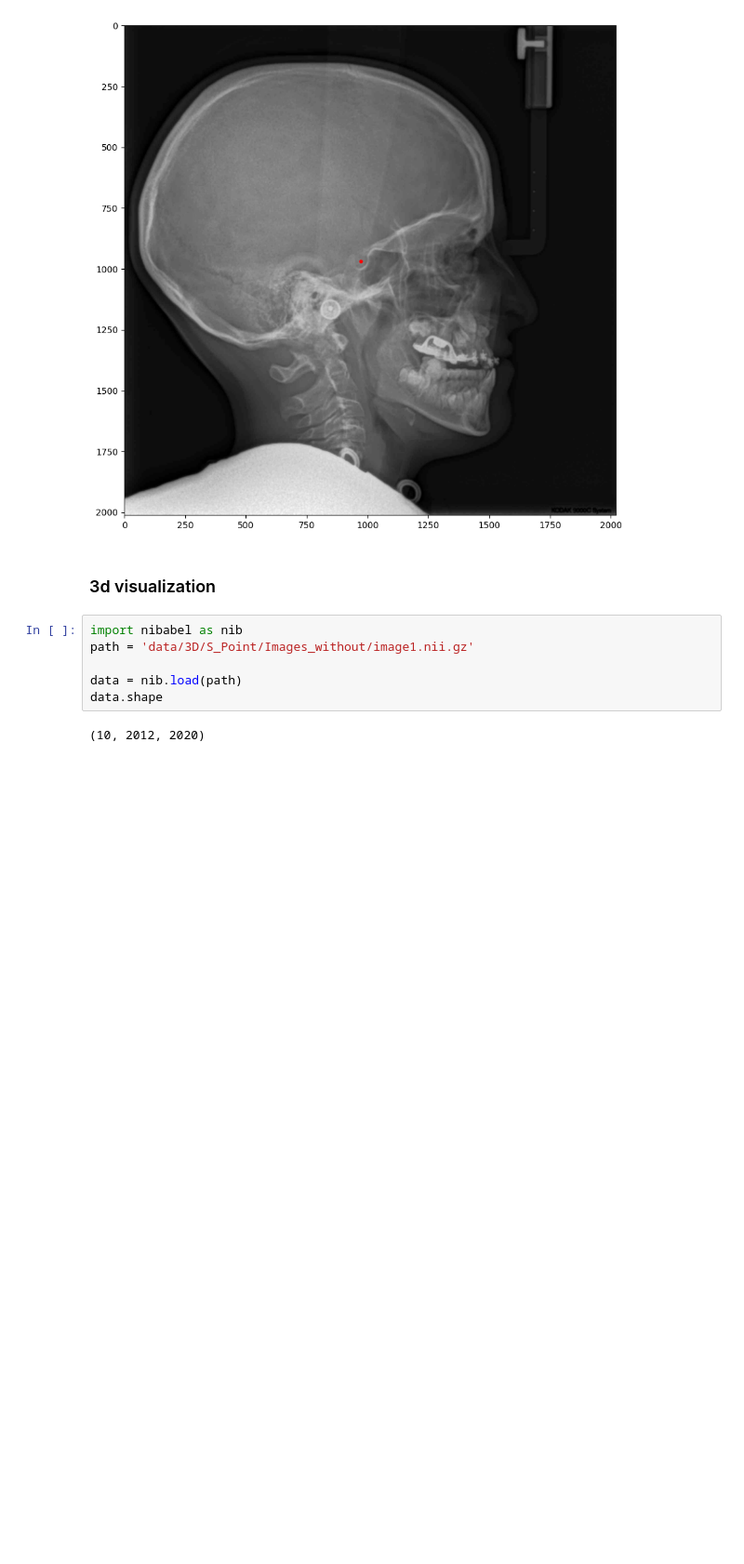
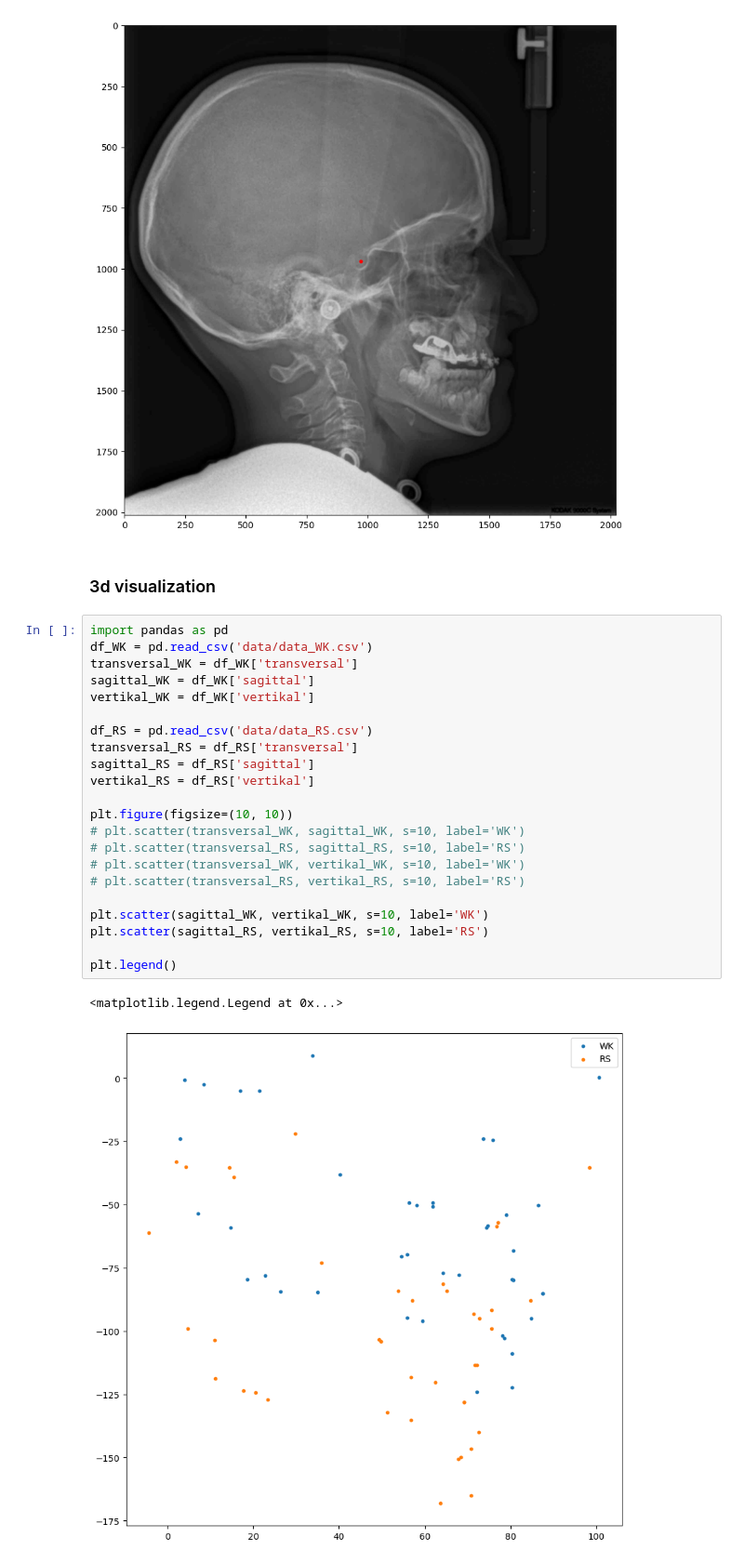
Before and after one commit to Leooo-Shen/landmark, a Jupyter notebook: visualize.ipynb, the cells around one changed output. Shown at 93% size. Drawn from its saved outputs; the diff is of its cells as text; blank space fills up the shorter version.

Commit message:
temp save, before changing dataset to csv and dataloader with 3D dummy data

```diff
--- a/visualize.ipynb
+++ b/visualize.ipynb
@@ -44,11 +44,28 @@ num of points: 1
 [figure]
 # %% [markdown]
 ### 3d visualization
-# %%
-import nibabel as nib
-path = 'data/3D/S_Point/Images_without/image1.nii.gz'
-
-data = nib.load(path)
-data.shape
-# %% [output]
-(10, 2012, 2020)
+# %%
+import pandas as pd
+df_WK = pd.read_csv('data/data_WK.csv')
+transversal_WK = df_WK['transversal']
+sagittal_WK = df_WK['sagittal']
+vertikal_WK = df_WK['vertikal']
+
+df_RS = pd.read_csv('data/data_RS.csv')
+transversal_RS = df_RS['transversal']
+sagittal_RS = df_RS['sagittal']
+vertikal_RS = df_RS['vertikal']
+
+plt.figure(figsize=(10, 10))
+# plt.scatter(transversal_WK, sagittal_WK, s=10, label='WK')
+# plt.scatter(transversal_RS, sagittal_RS, s=10, label='RS')
+# plt.scatter(transversal_WK, vertikal_WK, s=10, label='WK')
+# plt.scatter(transversal_RS, vertikal_RS, s=10, label='RS')
+
+plt.scatter(sagittal_WK, vertikal_WK, s=10, label='WK')
+plt.scatter(sagittal_RS, vertikal_RS, s=10, label='RS')
+
+plt.legend()
+# %% [output]
+<matplotlib.legend.Legend at 0x...>
+[figure, added]
```
Also changed, not shown: parts of 5 cells of this notebook, 4 other files.
